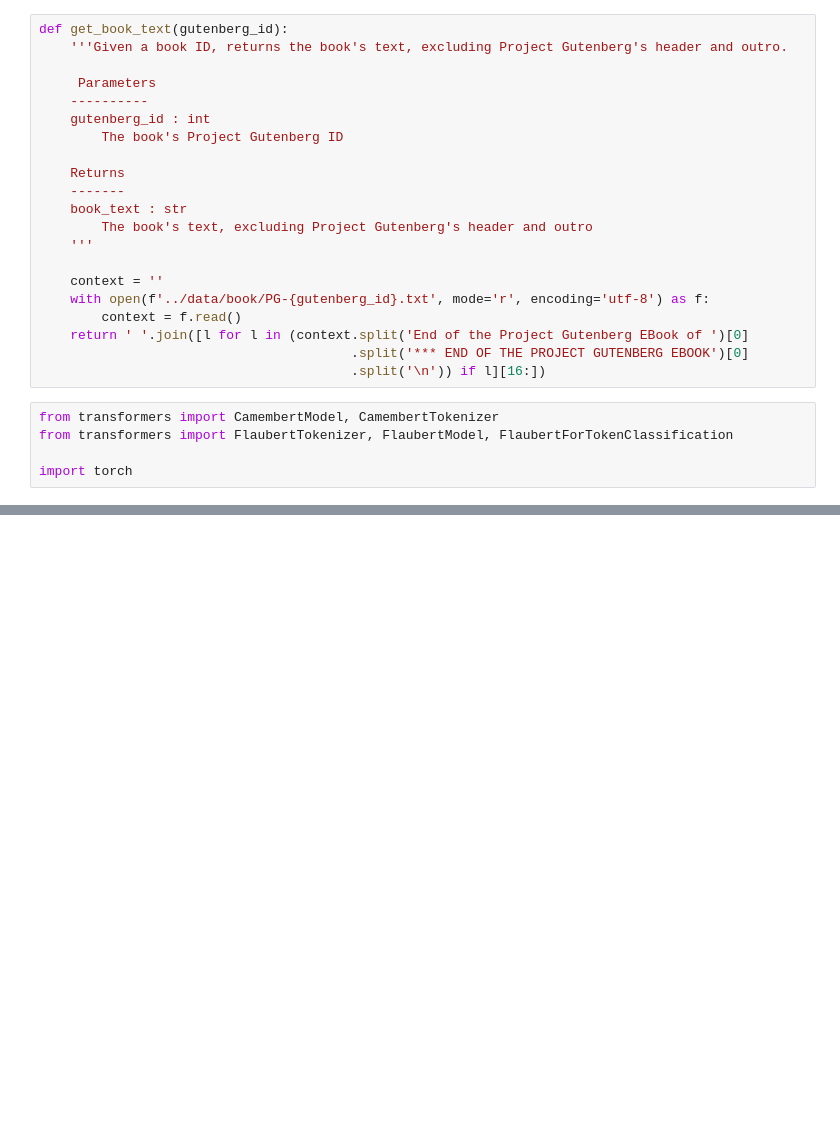
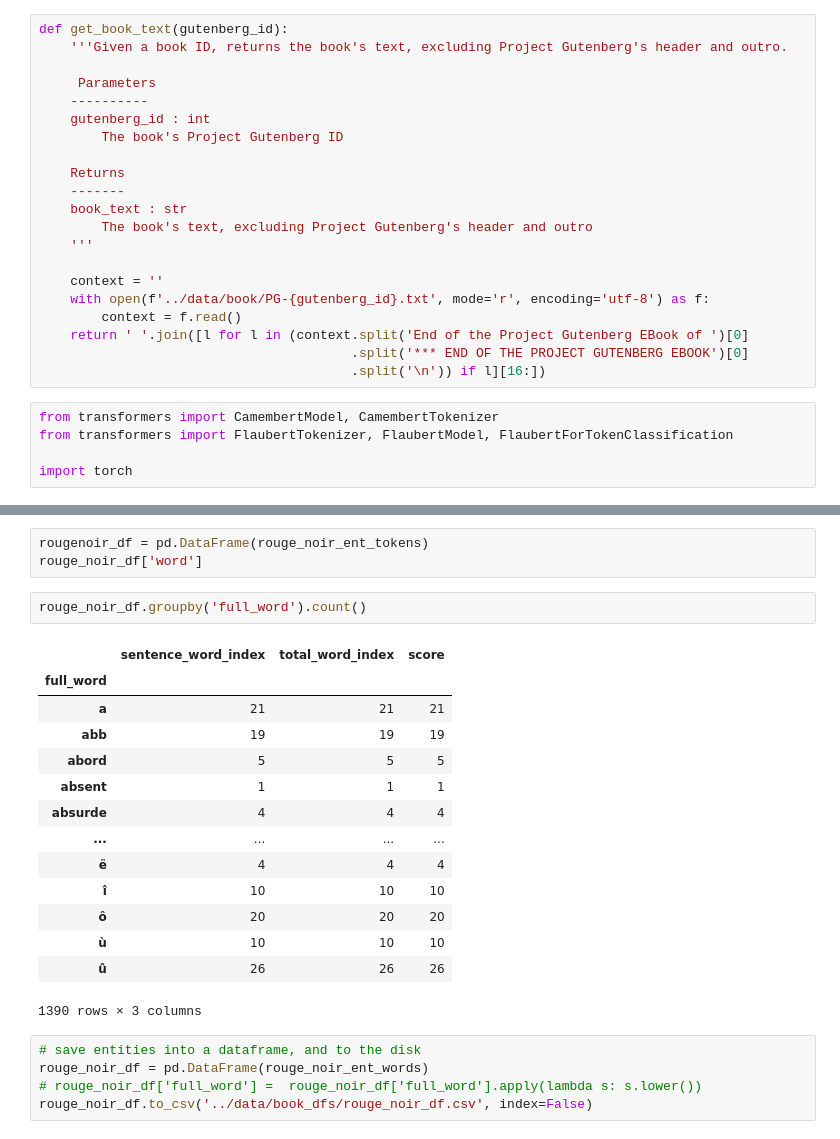
Before and after one commit to EloDoyard/sentiment-evolution-in-characters-network, a Jupyter notebook: scripts/test.ipynb, the cells around one changed output, grey strips where cells are left out. Saved outputs shown, nothing was run; the diff lists cells and outputs as text; blank space fills up the shorter version.

Commit message:
best implementation yet, but problem with tokenizing Renal into one token

```diff
--- a/scripts/test.ipynb
+++ b/scripts/test.ipynb
@@ -311,0 +313,25 @@ rouge_noir_id = '798-8'
+# %%
+rougenoir_df = pd.DataFrame(rouge_noir_ent_tokens)
+rouge_noir_df['word']
+# %%
+rouge_noir_df.groupby('full_word').count()
+# %% [output]
+|  | sentence_word_index | total_word_index | score |
+| full_word |  |  |  |
+| a | 21 | 21 | 21 |
+| abb | 19 | 19 | 19 |
+| abord | 5 | 5 | 5 |
+| absent | 1 | 1 | 1 |
+| absurde | 4 | 4 | 4 |
+| ... | ... | ... | ... |
+| ë | 4 | 4 | 4 |
+| î | 10 | 10 | 10 |
+| ô | 20 | 20 | 20 |
+| ù | 10 | 10 | 10 |
+| û | 26 | 26 | 26 |
+1390 rows × 3 columns
+# %%
+# save entities into a dataframe, and to the disk
+rouge_noir_df = pd.DataFrame(rouge_noir_ent_words)
+# rouge_noir_df['full_word'] =  rouge_noir_df['full_word'].apply(lambda s: s.lower())
+rouge_noir_df.to_csv('../data/book_dfs/rouge_noir_df.csv', index=False)
```
Also changed, not shown: parts of 17 cells of this notebook.
